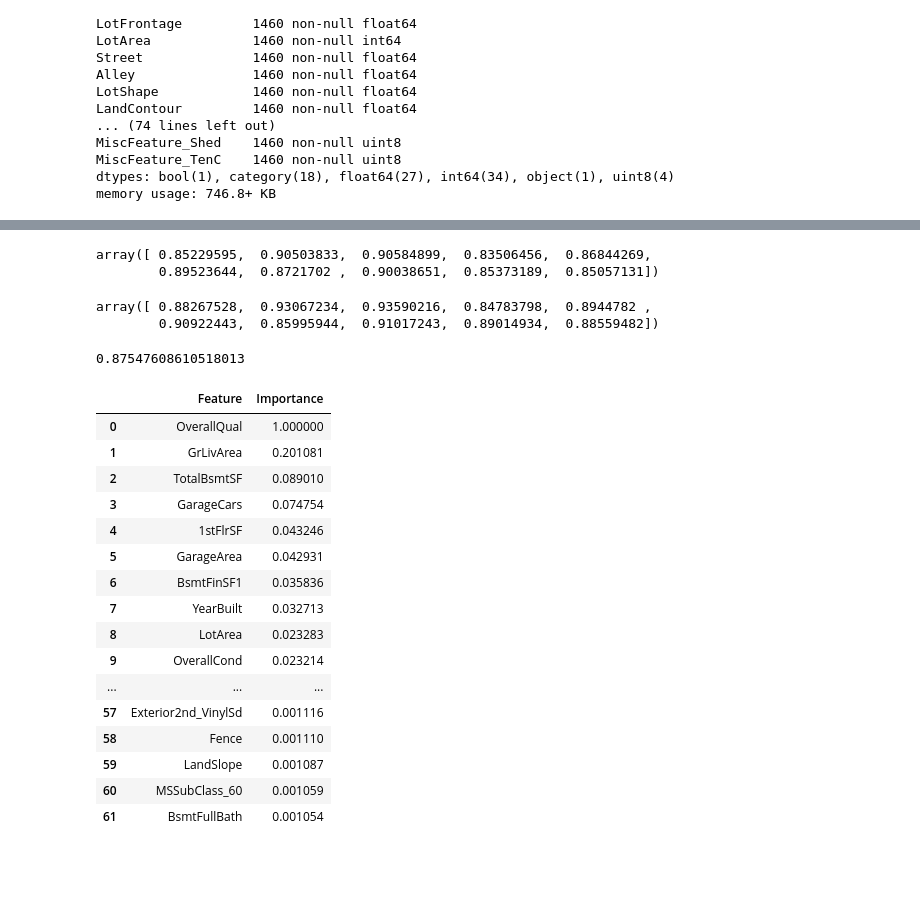
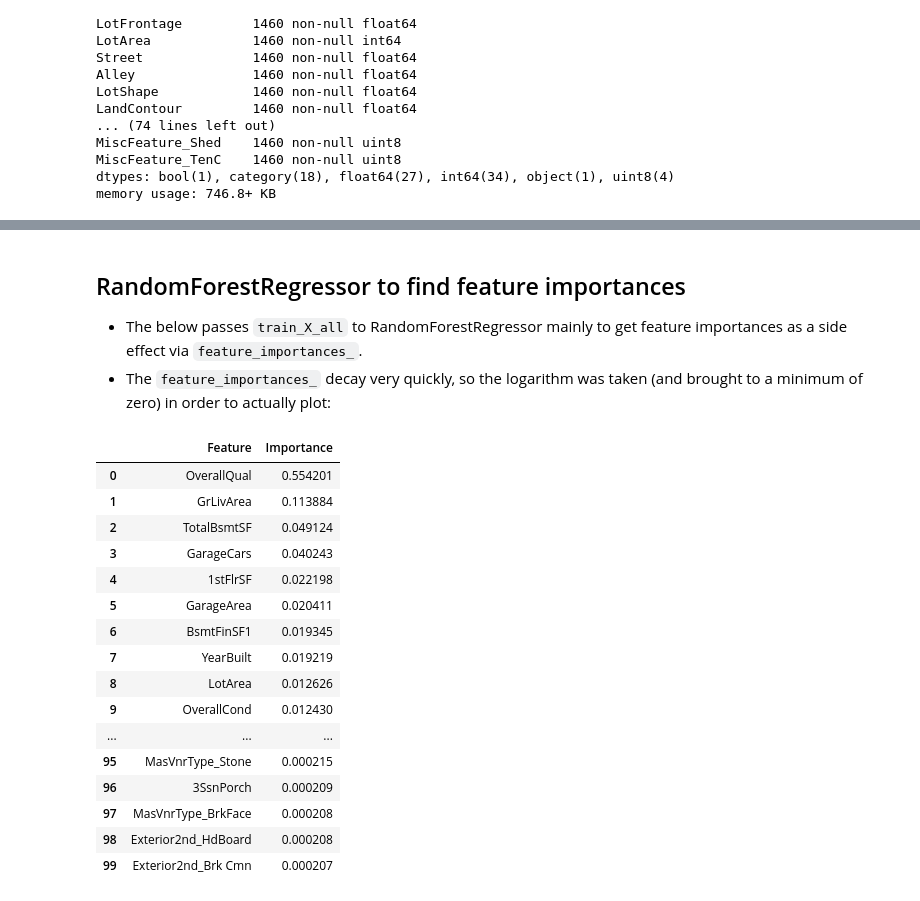
Before and after one commit to Hodapp87/kaggle-house-prices, a Jupyter notebook: Scratch for House Prices competition on Kaggle.ipynb, the cells around one changed output, grey strips where cells are left out. Cells and saved outputs as stored; diff of their text form; code cells hidden in the pictures; blank space fills up the shorter version.

```diff
--- a/Scratch for House Prices competition on Kaggle.ipynb
+++ b/Scratch for House Prices competition on Kaggle.ipynb
@@ -537,0 +476,5 @@ test2 = test2.assign(**missing)
+# %%
+cols_numerical = list(train2.select_dtypes((numpy.number,)).columns)
+for c in ("GarageYrBlt", "Id", "LogSalePrice", "SalePrice"):
+    cols_numerical.remove(c)
+len(cols_numerical)
@@ -538,52 +485,41 @@ test2 = test2.assign(**missing)
+# %%
+train_X_all = train2[cols_numerical]
+train_Y = train2["LogSalePrice"]
+# %% [markdown]
+## RandomForestRegressor to find feature importances
+- The below passes `train_X_all` to RandomForestRegressor mainly to get feature importances as a side effect via `feature_importances_`.
+- The `feature_importances_` decay very quickly, so the logarithm was taken (and brought to a minimum of zero) in order to actually plot:
 # %%
-train_X = train2[cols_numerical]
-train_Y = train2["LogSalePrice"]
 rf = sklearn.ensemble.RandomForestRegressor(
-    n_estimators=200, n_jobs=-1, oob_score=True, random_state=12348)
-scores = sklearn.model_selection.cross_val_score(rf, train_X, train_Y, cv=10)
-scores
+    n_estimators=100, n_jobs=-1, oob_score=True)
+rf = rf.fit(train_X_all, train_Y)
-# %% [output]
-array([ 0.85229595,  0.90503833,  0.90584899,  0.83506456,  0.86844269,
-        0.89523644,  0.8721702 ,  0.90038651,  0.85373189,  0.85057131])
-# %%
-xgb = xgboost.sklearn.XGBRegressor(nthread=-1, seed=12345, n_estimators=100)
-scores = sklearn.model_selection.cross_val_score(xgb, train_X, train_Y, cv=10)
-scores
-# %% [output]
-array([ 0.88267528,  0.93067234,  0.93590216,  0.84783798,  0.8944782 ,
-        0.90922443,  0.85995944,  0.91017243,  0.89014934,  0.88559482])
-# %%
-rf = sklearn.ensemble.RandomForestRegressor(
-    n_estimators=1000, n_jobs=-1, oob_score=True, random_state=12348)
-rf = rf.fit(train_X, train_Y)
-rf.oob_score_
-# %% [output]
-0.87547608610518013
 # %%
 features = pandas.DataFrame(
-    {"Feature": list(train_X.columns),
+    {"Feature": list(train_X_all.columns),
      "Importance": rf.feature_importances_}).\
     sort_values("Importance", ascending=False).\
     reset_index(drop=True)
-features.Importance /= features.Importance.iloc[0]
-features = features[features.Importance > 0.001]
-columns_reduced = list(features.Feature)
-features.style.format({"Importance": "{:.6f}"})
+# Show top 100:
+features = features.iloc[:100, :]
+features = features.assign(LogImportance = numpy.log(features.Importance))
+features = features.\
+    assign(LogImportance = features.LogImportance - min(features.LogImportance))
+features.loc[:,("Feature", "Importance")].style.format({"Importance": "{:.6f}"})
 # %% [output]
 |  | Feature | Importance |
-| 0 | OverallQual | 1.000000 |
-| 1 | GrLivArea | 0.201081 |
-| 2 | TotalBsmtSF | 0.089010 |
-| 3 | GarageCars | 0.074754 |
-| 4 | 1stFlrSF | 0.043246 |
-| 5 | GarageArea | 0.042931 |
-| 6 | BsmtFinSF1 | 0.035836 |
-| 7 | YearBuilt | 0.032713 |
-| 8 | LotArea | 0.023283 |
-| 9 | OverallCond | 0.023214 |
+| 0 | OverallQual | 0.554201 |
+| 1 | GrLivArea | 0.113884 |
+| 2 | TotalBsmtSF | 0.049124 |
+| 3 | GarageCars | 0.040243 |
+| 4 | 1stFlrSF | 0.022198 |
+| 5 | GarageArea | 0.020411 |
+| 6 | BsmtFinSF1 | 0.019345 |
+| 7 | YearBuilt | 0.019219 |
+| 8 | LotArea | 0.012626 |
+| 9 | OverallCond | 0.012430 |
 | ... | ... | ... |
-| 57 | Exterior2nd_VinylSd | 0.001116 |
-| 58 | Fence | 0.001110 |
-| 59 | LandSlope | 0.001087 |
-| 60 | MSSubClass_60 | 0.001059 |
-| 61 | BsmtFullBath | 0.001054 |
+| 95 | MasVnrType_Stone | 0.000215 |
+| 96 | 3SsnPorch | 0.000209 |
+| 97 | MasVnrType_BrkFace | 0.000208 |
+| 98 | Exterior2nd_HdBoard | 0.000208 |
+| 99 | Exterior2nd_Brk Cmn | 0.000207 |
```
Also changed, not shown: parts of 35 cells of this notebook.
